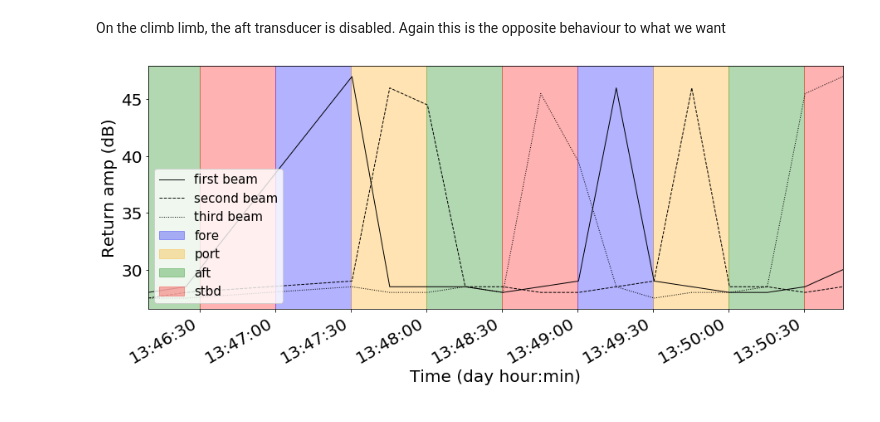
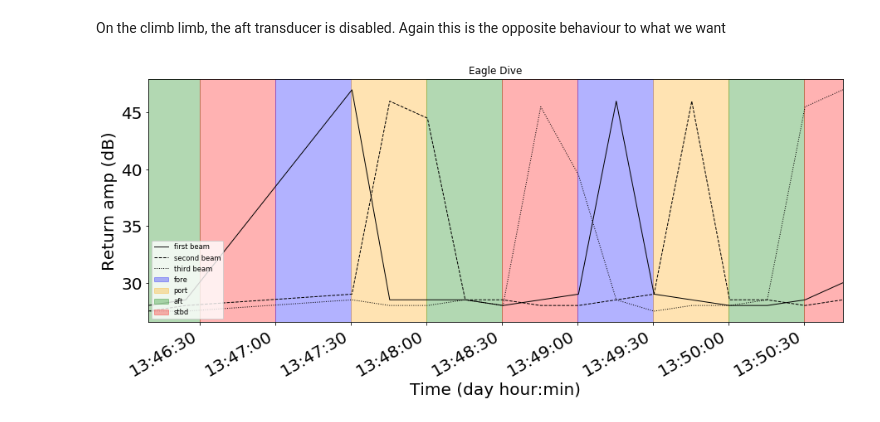
Before and after one commit to callumrollo/adcp-glider, a Jupyter notebook: notebooks/bench_tests.ipynb, the cells around one changed output. Cells and saved outputs as stored; diff of their text form; code cells hidden in the pictures.

```diff
--- a/notebooks/bench_tests.ipynb
+++ b/notebooks/bench_tests.ipynb
@@ -101,12 +101,12 @@ eagle_climb = eagle_mission_dict['0009b']
 # %%
 fig, ax = plt.subplots(figsize=(15,6))
 ax.plot(eagle_dive.time, eagle_dive.amp_beam[:,1,0], color='k', linestyle='-', label="first beam")
 ax.plot(eagle_dive.time, eagle_dive.amp_beam[:,1,1], color='k', linestyle='--', label="second beam")
 ax.plot(eagle_dive.time, eagle_dive.amp_beam[:,1,2], color='k', linestyle='dotted', label="third beam")
-ax.set(xlim=[eagle_dive.time[0], eagle_dive.time[15]], xlabel='Time (day hour:min)',ylabel='Return amp (dB)')
+ax.set(xlim=[eagle_dive.time[0], eagle_dive.time[15]], xlabel='Time (day hour:min)',ylabel='Return amp (dB)', title='Eagle Dive')
 fig.autofmt_xdate()
 beam_shade(ax)
 ax.legend(loc=3);
-fig.savefig('eagle_dive.png')
+fig.savefig('../reports/bench_test_figures/eagle_dive.png')
 # %% [output]
-[figure, old version]
+[figure, new version]
```
Also changed, not shown: parts of 7 cells of this notebook, 8 other files.
